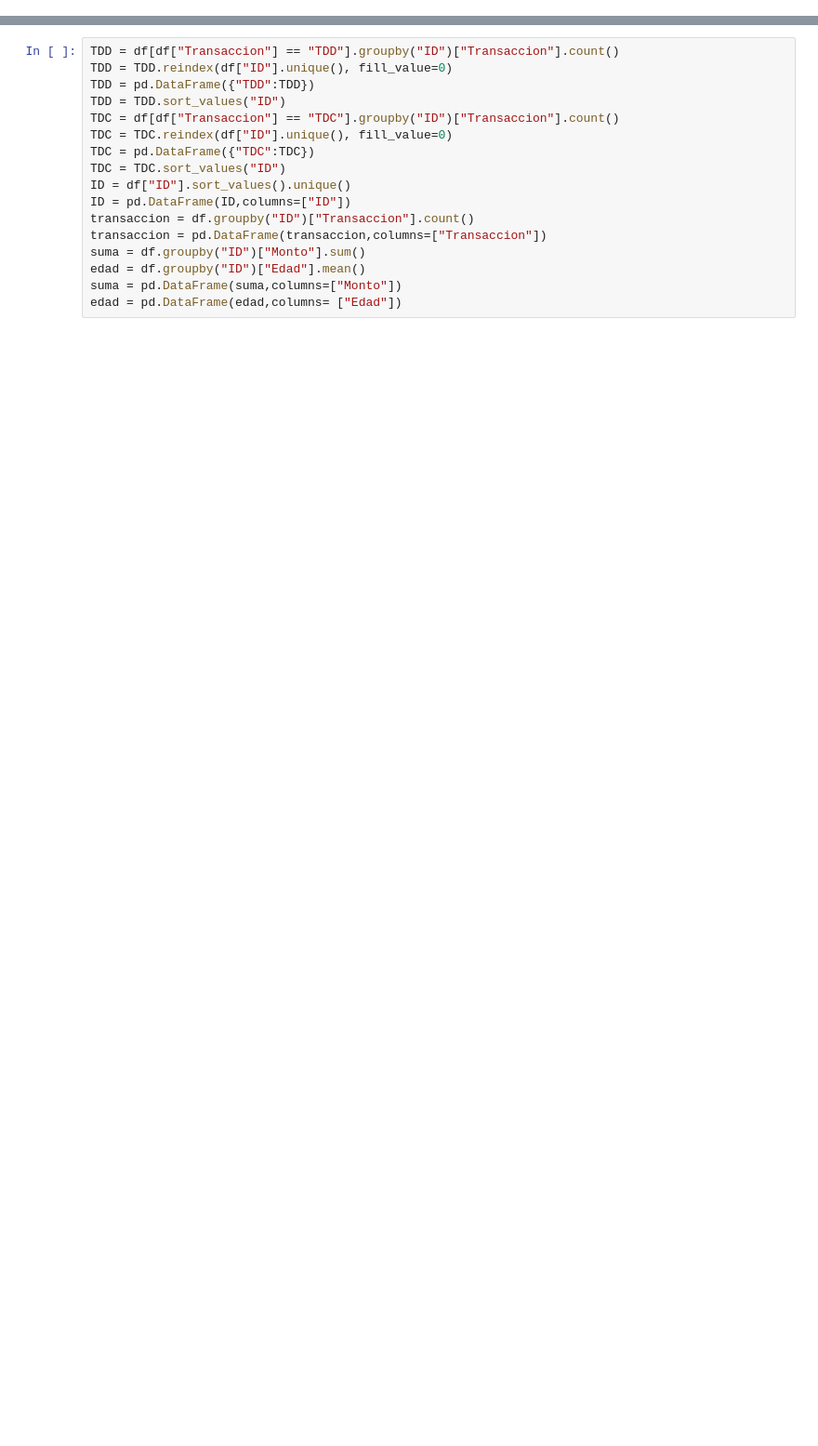
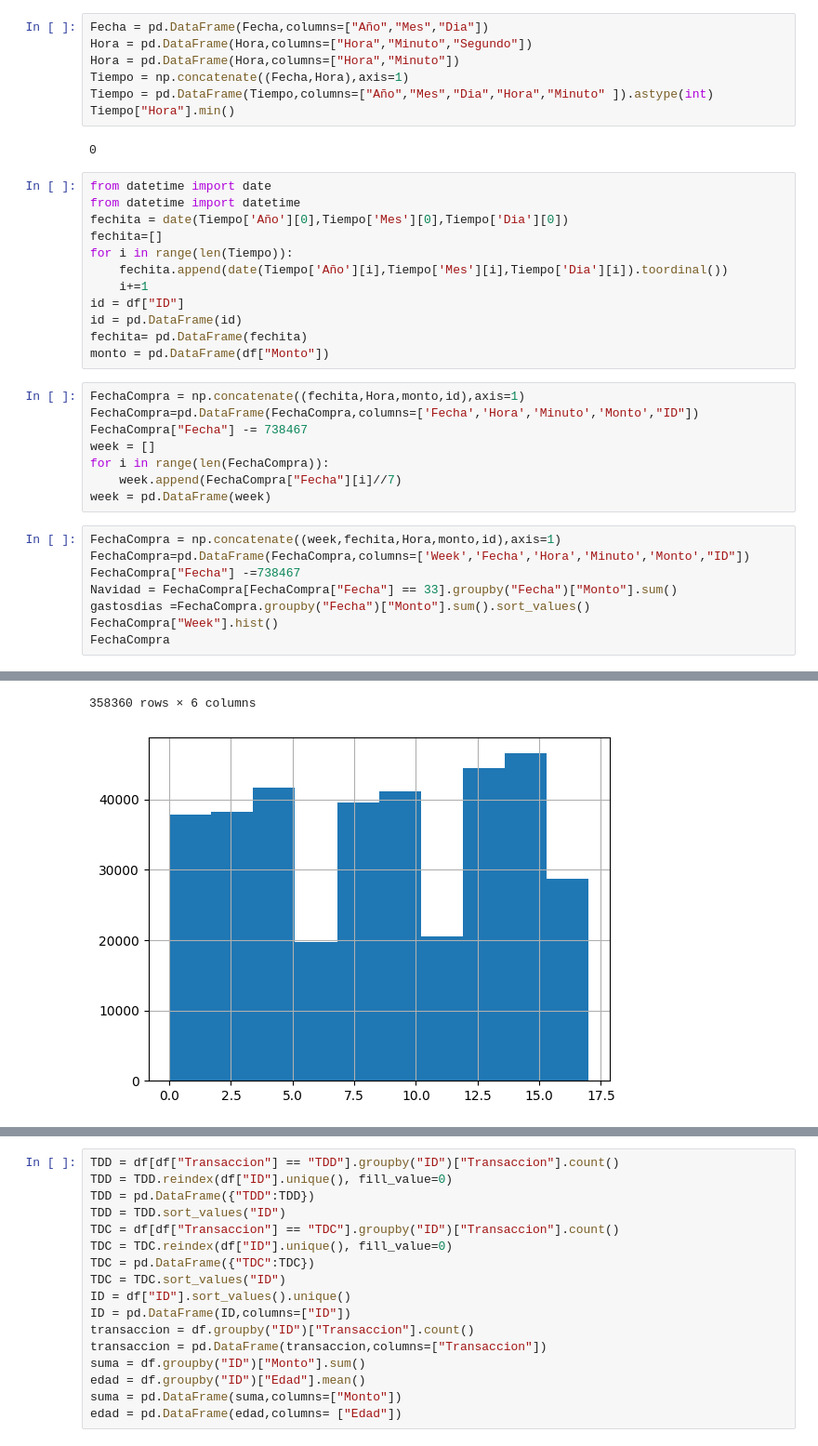
Before and after one commit to Azahramirez/DATATON1, a Jupyter notebook: uno.ipynb, the cells around one changed output, grey strips where cells are left out. Shown: that part at 93% size. Drawn from its saved outputs; the diff is of its cells as text; blank space fills up the shorter version.

```diff
--- a/uno.ipynb
+++ b/uno.ipynb
@@ -5,0 +21,38 @@ df.columns=["Transaccion","Comercio","Tipo Comercio","Especifico","Fecha","Pais"
+# %%
+Fecha = pd.DataFrame(Fecha,columns=["Año","Mes","Dia"])
+Hora = pd.DataFrame(Hora,columns=["Hora","Minuto","Segundo"])
+Hora = pd.DataFrame(Hora,columns=["Hora","Minuto"])
+Tiempo = np.concatenate((Fecha,Hora),axis=1)
+Tiempo = pd.DataFrame(Tiempo,columns=["Año","Mes","Dia","Hora","Minuto" ]).astype(int)
+Tiempo["Hora"].min()
+# %% [output]
+0
+# %%
+from datetime import date
+from datetime import datetime
+fechita = date(Tiempo['Año'][0],Tiempo['Mes'][0],Tiempo['Dia'][0])
+fechita=[]
+for i in range(len(Tiempo)):
+    fechita.append(date(Tiempo['Año'][i],Tiempo['Mes'][i],Tiempo['Dia'][i]).toordinal())
+    i+=1
+id = df["ID"]
+id = pd.DataFrame(id)
+fechita= pd.DataFrame(fechita)
+monto = pd.DataFrame(df["Monto"])
+# %%
+FechaCompra = np.concatenate((fechita,Hora,monto,id),axis=1)
+FechaCompra=pd.DataFrame(FechaCompra,columns=['Fecha','Hora','Minuto','Monto',"ID"])
+FechaCompra["Fecha"] -= 738467
+week = []
+for i in range(len(FechaCompra)):
+    week.append(FechaCompra["Fecha"][i]//7)
+week = pd.DataFrame(week)
+# %%
+FechaCompra = np.concatenate((week,fechita,Hora,monto,id),axis=1)
+FechaCompra=pd.DataFrame(FechaCompra,columns=['Week','Fecha','Hora','Minuto','Monto',"ID"])
+FechaCompra["Fecha"] -=738467
+Navidad = FechaCompra[FechaCompra["Fecha"] == 33].groupby("Fecha")["Monto"].sum()
+gastosdias =FechaCompra.groupby("Fecha")["Monto"].sum().sort_values()
+FechaCompra["Week"].hist()
+FechaCompra
+# %% [output]
@@ -5,0 +71,2 @@ df.columns=["Transaccion","Comercio","Tipo Comercio","Especifico","Fecha","Pais"
+358360 rows × 6 columns
+[figure, added]
```
Also changed, not shown: parts of 6 cells of this notebook.
